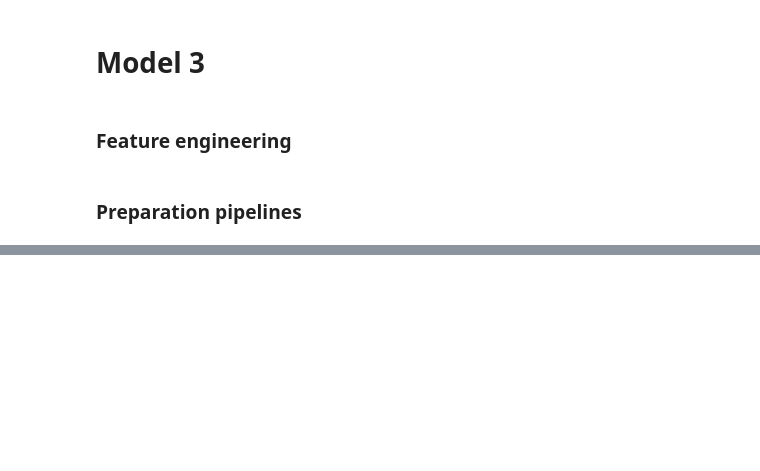
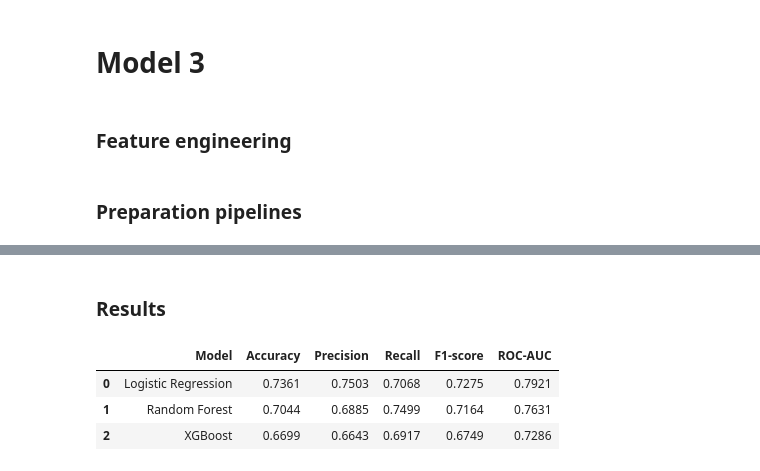
Before and after one commit to Ognjeniii/f1-predictions, a Jupyter notebook: Model1.1.ipynb, the cells around one changed output, grey strips where cells are left out. Saved outputs shown, nothing was run; the diff lists cells and outputs as text; code cells hidden in the pictures; blank space fills up the shorter version.

Commit message:
Beautify avg results

```diff
--- a/Model1.1.ipynb
+++ b/Model1.1.ipynb
@@ -1049,0 +932,18 @@ Confusion matrix:
+# %% [markdown]
+### Results
+# %%
+df_results_III = pd.DataFrame({
+    'Model': ['Logistic Regression', 'Random Forest', 'XGBoost'],
+    'Accuracy': [0.7361, 0.7044, 0.6699],
+    'Precision': [0.7503, 0.6885, 0.6643],
+    'Recall': [0.7068, 0.7499, 0.6917],
+    'F1-score': [0.7275, 0.7164, 0.6749],
+    'ROC-AUC': [0.7921, 0.7631, 0.7286]
+})
+
+df_results_III
+# %% [output]
+|  | Model | Accuracy | Precision | Recall | F1-score | ROC-AUC |
+| 0 | Logistic Regression | 0.7361 | 0.7503 | 0.7068 | 0.7275 | 0.7921 |
+| 1 | Random Forest | 0.7044 | 0.6885 | 0.7499 | 0.7164 | 0.7631 |
+| 2 | XGBoost | 0.6699 | 0.6643 | 0.6917 | 0.6749 | 0.7286 |
```
Also changed, not shown: parts of 2 cells of this notebook.
